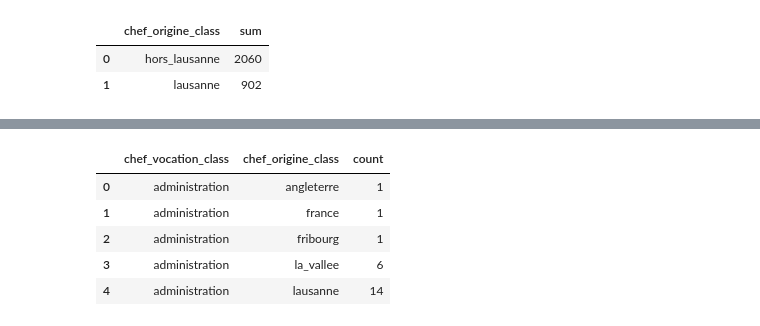
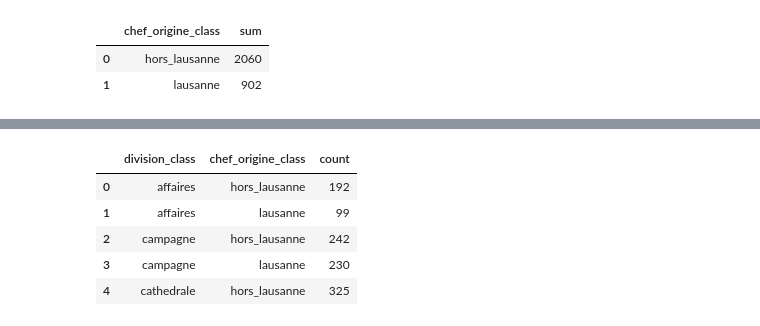
Before and after one commit to ozan-guven/HUM-450-Project, a Jupyter notebook: notebooks/sankey_diagram.ipynb, the cells around one changed output, grey strips where cells are left out. Saved outputs shown, nothing was run; the diff lists cells and outputs as text; code cells hidden in the pictures.

```diff
--- a/notebooks/sankey_diagram.ipynb
+++ b/notebooks/sankey_diagram.ipynb
@@ -197,0 +267,3 @@ rec_dj.head()
+# %%
+rec = pd.read_csv(DATA_PATH)
+rec.head()
@@ -206,18 +306,22 @@ for index, row in rec_dj.iterrows():
         'value': row['count']
     })
 # %%
-rec_jo = rec.copy()
-rec_jo = rec_jo.groupby(['chef_vocation_class', 'chef_origine_class']) \
+rec_dj = rec.copy()
+# Delete entries with nan chef_origin_class
+rec_dj = rec_dj[rec_dj['chef_origine_class'].notna()]
+# Binary: lausanne, hors_lausanne
+rec_dj.loc[rec_dj['chef_origine_class'] != 'lausanne', 'chef_origine_class'] = 'hors_lausanne'
+rec_dj = rec_dj.groupby(['division_class', 'chef_origine_class']) \
     .agg({'chef_origine_class': 'count'}) \
     .rename(columns={'chef_origine_class': 'count'}) \
     .reset_index()
 
-rec_jo.head()
+rec_dj.head()
 # %% [output]
-|  | chef_vocation_class | chef_origine_class | count |
-| 0 | administration | angleterre | 1 |
-| 1 | administration | france | 1 |
-| 2 | administration | fribourg | 1 |
-| 3 | administration | la_vallee | 6 |
-| 4 | administration | lausanne | 14 |
+|  | division_class | chef_origine_class | count |
+| 0 | affaires | hors_lausanne | 192 |
+| 1 | affaires | lausanne | 99 |
+| 2 | campagne | hors_lausanne | 242 |
+| 3 | campagne | lausanne | 230 |
+| 4 | cathedrale | hors_lausanne | 325 |
 # %%
```
Also changed, not shown: parts of 19 cells of this notebook, 8 other files.
